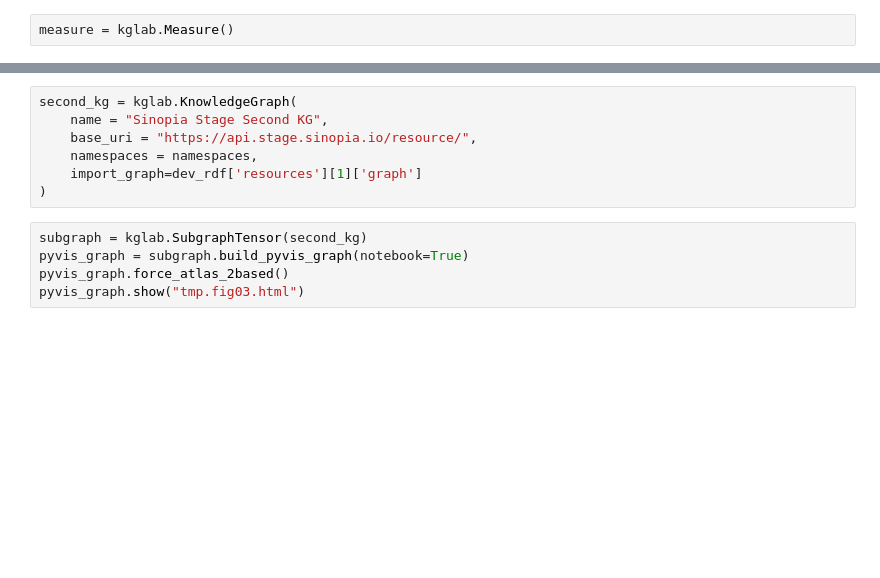
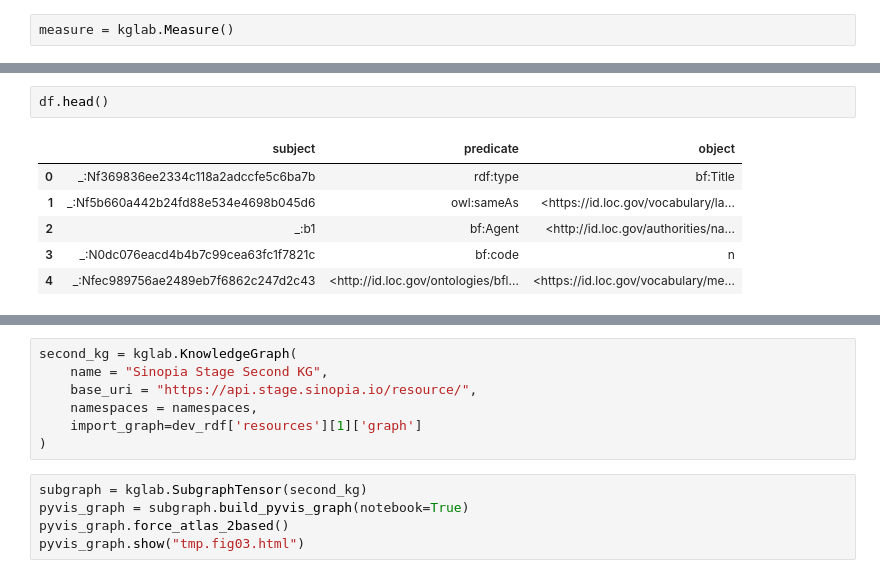
Before and after one commit to LD4P/sinopia_kb, a Jupyter notebook: doc/stage-kg.ipynb, the cells around one changed output, grey strips where cells are left out. Saved outputs shown, nothing was run; the diff lists cells and outputs as text; blank space fills up the shorter version.

```diff
--- a/doc/stage-kg.ipynb
+++ b/doc/stage-kg.ipynb
@@ -207,2 +208,11 @@ Data columns (total 3 columns):
 dtypes: object(3)
 memory usage: 7.2+ MB
+# %%
+df.head()
+# %% [output]
+|  | subject | predicate | object |
+| 0 | _:Nf369836ee2334c118a2adccfe5c6ba7b | rdf:type | bf:Title |
+| 1 | _:Nf5b660a442b24fd88e534e4698b045d6 | owl:sameAs | <https://id.loc.gov/vocabulary/la... |
+| 2 | _:b1 | bf:Agent | <http://id.loc.gov/authorities/na... |
+| 3 | _:N0dc076eacd4b4b7c99cea63fc1f7821c | bf:code | n |
+| 4 | _:Nfec989756ae2489eb7f6862c247d2c43 | <http://id.loc.gov/ontologies/bfl... | <https://id.loc.gov/vocabulary/me... |
```
Also changed, not shown: parts of 35 cells of this notebook, 1 other file.
